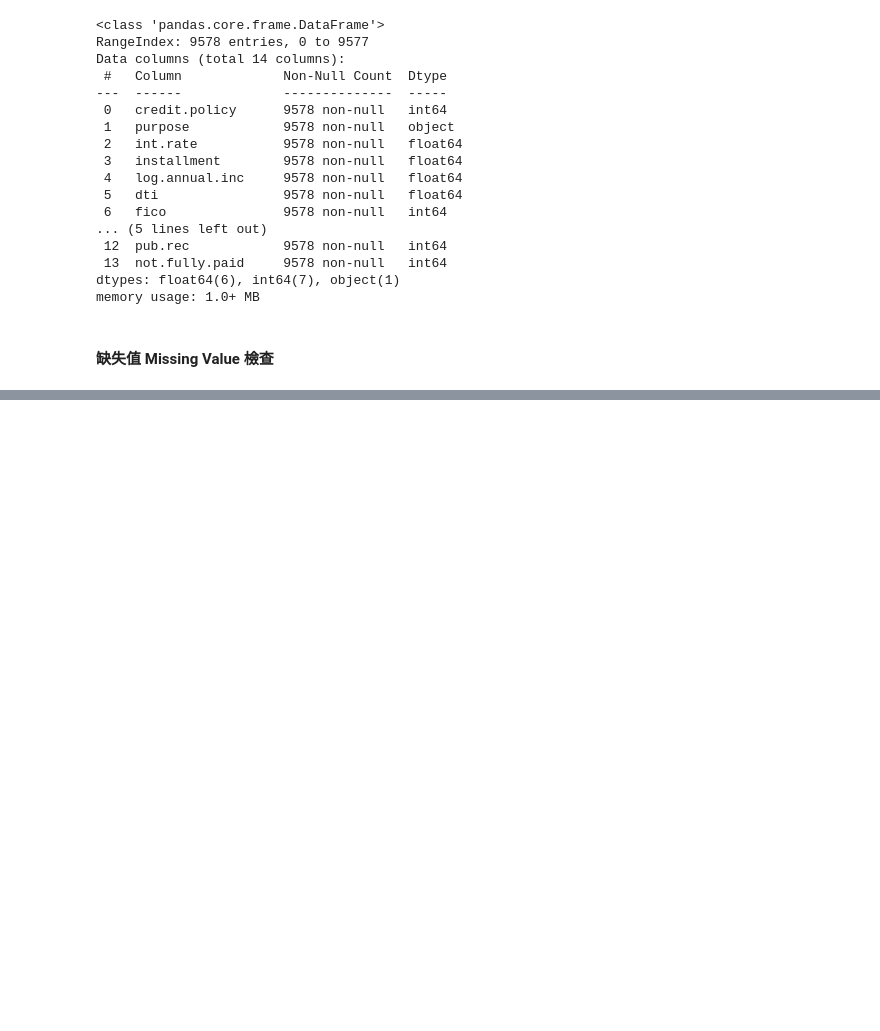
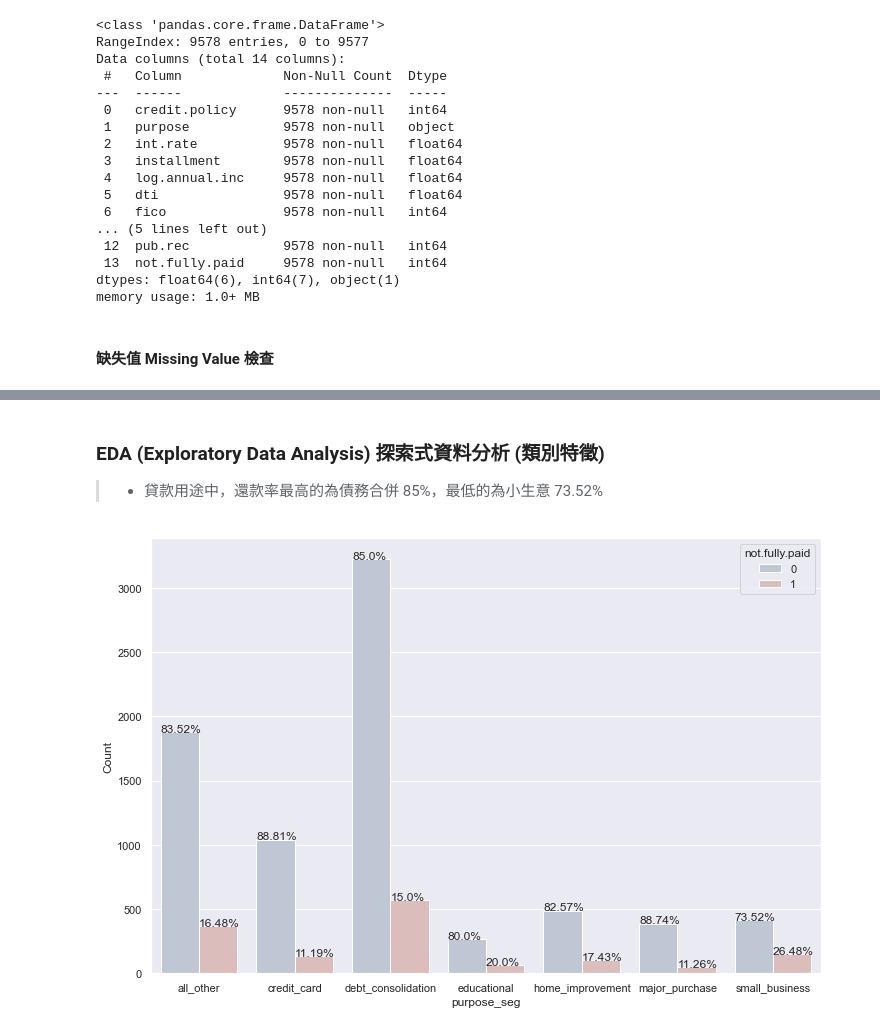
Before and after one commit to ALINYIWEN/Kaggle-Competitions, a Jupyter notebook: Loan Repayment Predict.ipynb, the cells around one changed output, grey strips where cells are left out. Saved outputs shown, nothing was run; the diff lists cells and outputs as text; code cells hidden in the pictures; blank space fills up the shorter version.

```diff
--- a/Loan Repayment Predict.ipynb
+++ b/Loan Repayment Predict.ipynb
@@ -209,0 +230,34 @@ dataset[dataset['revol.bal']>600000]
+# %% [markdown]
+### EDA (Exploratory Data Analysis) 探索式資料分析 (類別特徵)
+> - 貸款用途中，還款率最高的為債務合併 85%，最低的為小生意 73.52%
+# %%
+# 針對貸款目的特徵做一次分析 :
+df_purpose = dataset.copy()
+df_purpose['purpose_seg'] = np.where(dataset['purpose'] == 'debt_consolidation', 'debt_consolidation',
+                            np.where(dataset['purpose'] == 'credit_card', 'credit_card',
+                            np.where(dataset['purpose'] == 'all_other', 'all_other',
+                            np.where(dataset['purpose'] == 'small_business', 'small_business',
+                            np.where(dataset['purpose'] == 'home_improvement', 'home_improvement',
+                            np.where(dataset['purpose'] == 'educational', 'educational',
+                             'major_purchase'))))))
+# 統計相對應的人數
+df_purpose = df_purpose.groupby(['purpose_seg', 'not.fully.paid']).agg({'purpose' : 'count'}).reset_index()
+df_purpose.columns = ['purpose_seg','not.fully.paid','count']
+
+plt.figure(figsize=(12,8))
+sns.barplot(data = df_purpose, x = 'purpose_seg', y = 'count', hue = 'not.fully.paid', palette = 'vlag')
+plt.ylabel('Count')
+
+# 建立百分比標籤
+df_purpose['total_user'] = df_purpose.groupby(['purpose_seg'])['count'].transform('sum')
+df_purpose['Percentage'] = round(df_purpose['count']/df_purpose['total_user']*100,2).astype(str)+'%'
+
+x_position = -0.4
+for i in range(df_purpose['Percentage'].count()):
+    plt.text(x = x_position , y = df_purpose['count'][i], s = df_purpose['Percentage'][i], fontsize = 12)
+    if i % 2 != 0:
+        x_position = x_position + 0.6
+    else:
+        x_position = x_position + 0.4
+# %% [output]
+[figure, added]
```
Also changed, not shown: parts of 13 cells of this notebook.
